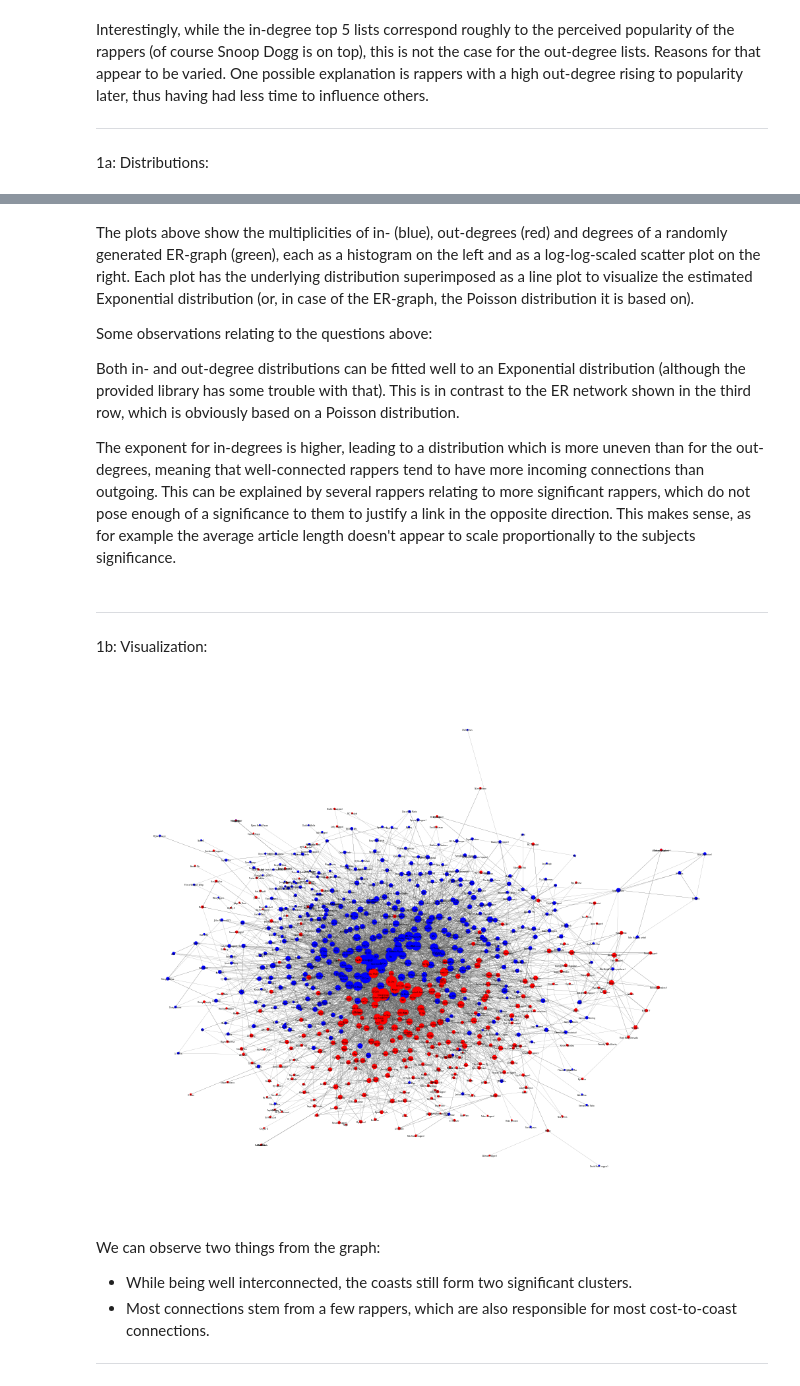
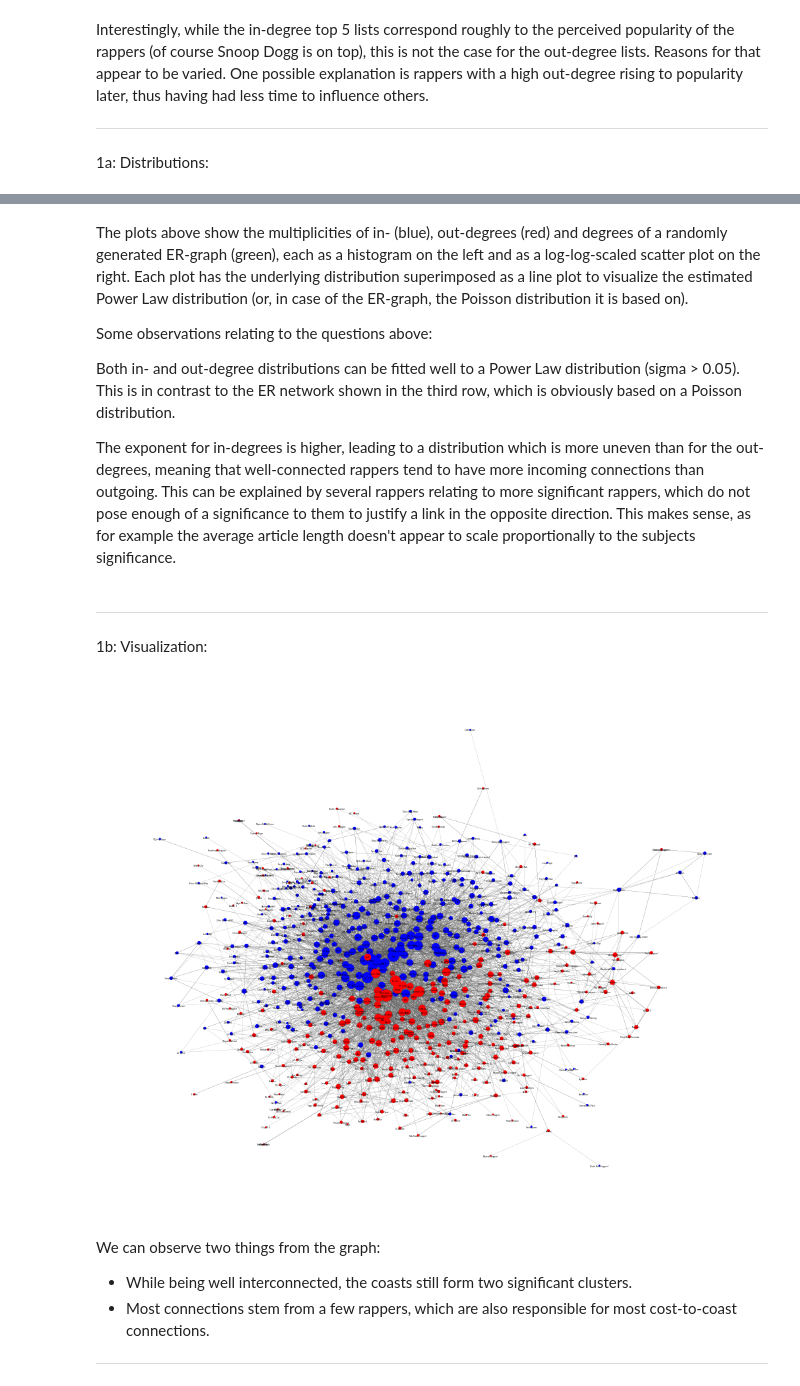
Before and after one commit to andste97/socialgraphs2023f-project, a Jupyter notebook: assignments/Assignment2.ipynb, the cells around one changed output, grey strips where cells are left out. Drawn from its saved outputs; the diff is of its cells as text; code cells hidden in the pictures.

```diff
--- a/assignments/Assignment2.ipynb
+++ b/assignments/Assignment2.ipynb
@@ -400,9 +426,9 @@ Out-degrees: 1.501159855134008
 # %% [markdown]
-The plots above show the multiplicities of in- (blue), out-degrees (red) and degrees of a randomly generated ER-graph (green), each as a histogram on the left and as a log-log-scaled scatter plot on the right. Each plot has the underlying distribution superimposed as a line plot to visualize the estimated Exponential distribution (or, in case of the ER-graph, the Poisson distribution it is based on).
+The plots above show the multiplicities of in- (blue), out-degrees (red) and degrees of a randomly generated ER-graph (green), each as a histogram on the left and as a log-log-scaled scatter plot on the right. Each plot has the underlying distribution superimposed as a line plot to visualize the estimated Power Law distribution (or, in case of the ER-graph, the Poisson distribution it is based on).
 
 Some observations relating to the questions above:
 
-Both in- and out-degree distributions can be fitted well to an Exponential distribution (although the provided library has some trouble with that). This is in contrast to the ER network shown in the third row, which is obviously based on a Poisson distribution.
+Both in- and out-degree distributions can be fitted well to a Power Law distribution (sigma > 0.05). This is in contrast to the ER network shown in the third row, which is obviously based on a Poisson distribution.
 
 The exponent for in-degrees is higher, leading to a distribution which is more uneven than for the out-degrees, meaning that well-connected rappers tend to have more incoming connections than outgoing. This can be explained by several rappers relating to more significant rappers, which do not pose enough of a significance to them to justify a link in the opposite direction. This makes sense, as for example the average article length doesn't appear to scale proportionally to the subjects significance.
 # %% [markdown]
@@ -410,24 +436,18 @@ The exponent for in-degrees is higher, leading to a distribution which is more u
 
 1b: Visualization:
 # %%
-# Remove outliers
-graph = G.copy()
-cc = nx.weakly_connected_components(graph)
-largest_c = max(cc, key=lambda x: len(x))
-rsubgraph = nx.subgraph(graph, largest_c)
-
 # Using graphviz for layout since nothing else really works well. Doesn't produce a circle, but you get the idea.
-pos = nx.nx_agraph.graphviz_layout(rsubgraph, prog="neato")
+pos = nx.nx_agraph.graphviz_layout(G_biggest_comp, prog="neato")
 
 # Color and size according to coast and degree
 coloreast = "#0000FF"
 colorwest = "#FF0000"
-node_colors = [coloreast if node[1]["coast"] == "east" else colorwest for node in rsubgraph.nodes(data=True)]
-node_sizes = [rsubgraph.degree(node) for node in rsubgraph.nodes]
+node_colors = [coloreast if node[1]["coast"] == "east" else colorwest for node in G_biggest_comp.nodes(data=True)]
+node_sizes = [G_biggest_comp.degree(node) for node in G_biggest_comp.nodes]
 
-nx.draw_kamada_kawai(rsubgraph, with_labels=True, font_weight='light', font_size=2, node_size=node_sizes, width=.1, edge_color="#555555", arrowsize=2, node_color=node_colors)
+nx.draw_kamada_kawai(G_biggest_comp, with_labels=True, font_weight='light', font_size=2, node_size=node_sizes, width=.1, edge_color="#555555", arrowsize=2, node_color=node_colors)
 # %% [output]
-[figure, old version]
+[figure, new version]
 # %% [markdown]
 We can observe two things from the graph:
 - While being well interconnected, the coasts still form two significant clusters.
```
Also changed, not shown: parts of 3 cells of this notebook.
